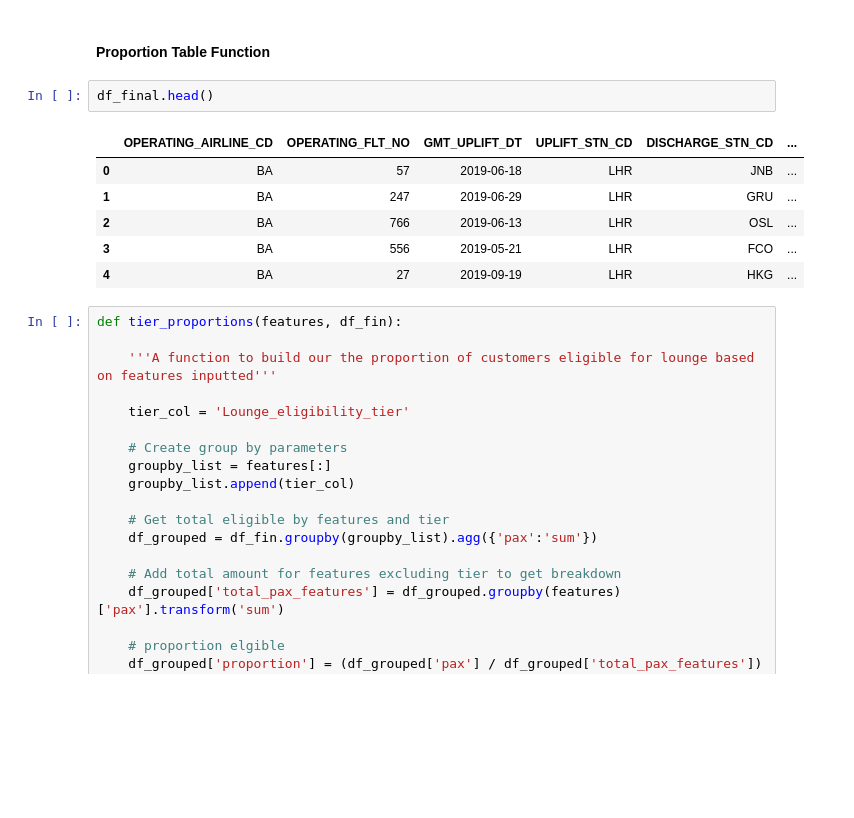
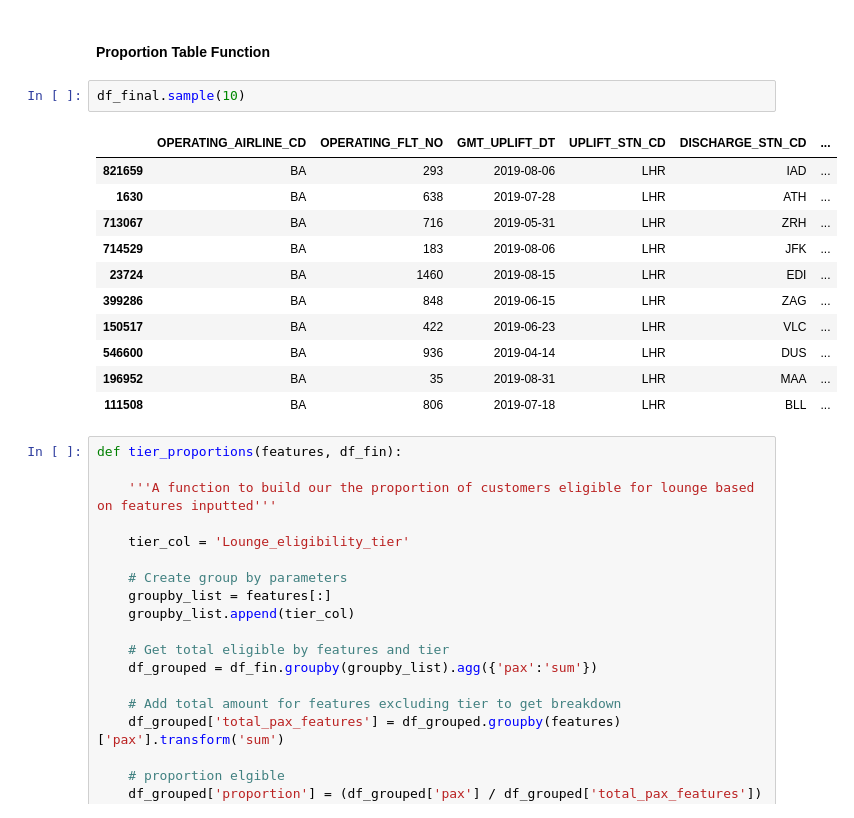
Before and after one commit to archied98/HackathonRepo, a Jupyter notebook: Ops Hackathon Starter Code.ipynb, the cells around one changed output. Drawn from its saved outputs; the diff is of its cells as text; blank space fills up the shorter version.

```diff
--- a/Ops Hackathon Starter Code.ipynb
+++ b/Ops Hackathon Starter Code.ipynb
@@ -342,15 +346,20 @@ Destination:
 ## Key Functions
 # %% [markdown]
 #### Proportion Table Function
-# %%
-df_final.head()
-# %% [output]
-|  | OPERATING_AIRLINE_CD | OPERATING_FLT_NO | GMT_UPLIFT_DT | UPLIFT_STN_CD | DISCHARGE_STN_CD | ... |
-| 0 | BA | 57 | 2019-06-18 | LHR | JNB | ... |
-| 1 | BA | 247 | 2019-06-29 | LHR | GRU | ... |
-| 2 | BA | 766 | 2019-06-13 | LHR | OSL | ... |
-| 3 | BA | 556 | 2019-05-21 | LHR | FCO | ... |
-| 4 | BA | 27 | 2019-09-19 | LHR | HKG | ... |
+# %%
+df_final.sample(10)
+# %% [output]
+|  | OPERATING_AIRLINE_CD | OPERATING_FLT_NO | GMT_UPLIFT_DT | UPLIFT_STN_CD | DISCHARGE_STN_CD | ... |
+| 821659 | BA | 293 | 2019-08-06 | LHR | IAD | ... |
+| 1630 | BA | 638 | 2019-07-28 | LHR | ATH | ... |
+| 713067 | BA | 716 | 2019-05-31 | LHR | ZRH | ... |
+| 714529 | BA | 183 | 2019-08-06 | LHR | JFK | ... |
+| 23724 | BA | 1460 | 2019-08-15 | LHR | EDI | ... |
+| 399286 | BA | 848 | 2019-06-15 | LHR | ZAG | ... |
+| 150517 | BA | 422 | 2019-06-23 | LHR | VLC | ... |
+| 546600 | BA | 936 | 2019-04-14 | LHR | DUS | ... |
+| 196952 | BA | 35 | 2019-08-31 | LHR | MAA | ... |
+| 111508 | BA | 806 | 2019-07-18 | LHR | BLL | ... |
 # %%
 def tier_proportions(features, df_fin):
 
```
Also changed, not shown: parts of 18 cells of this notebook.
